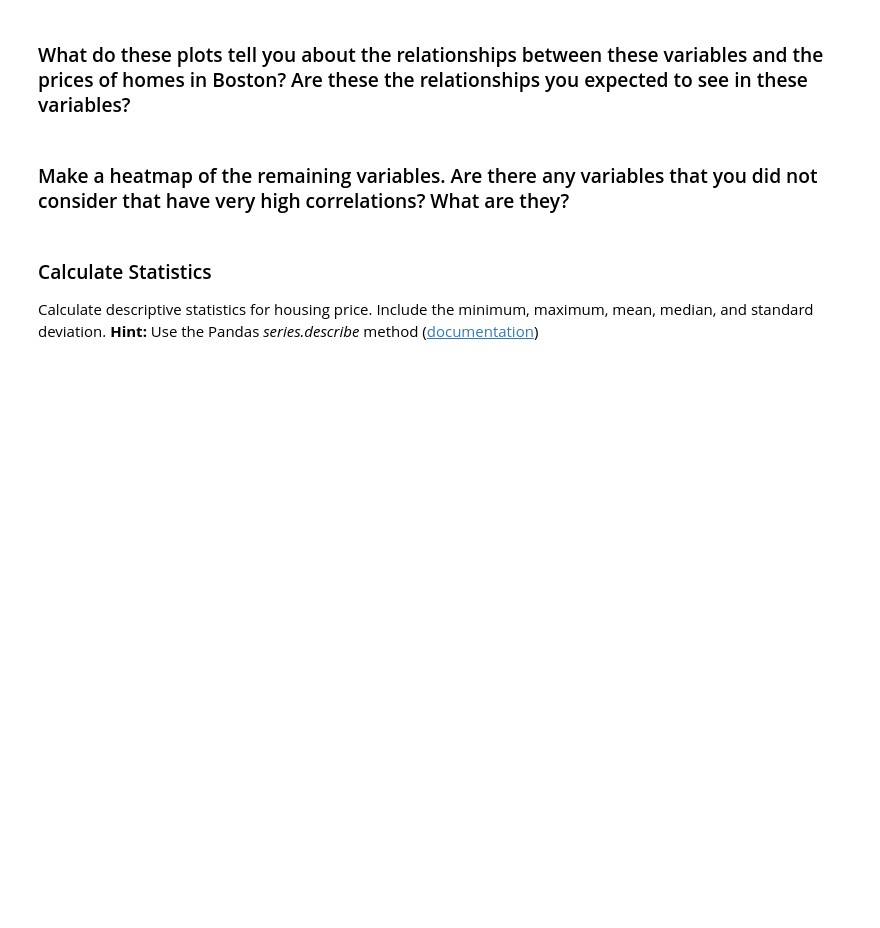
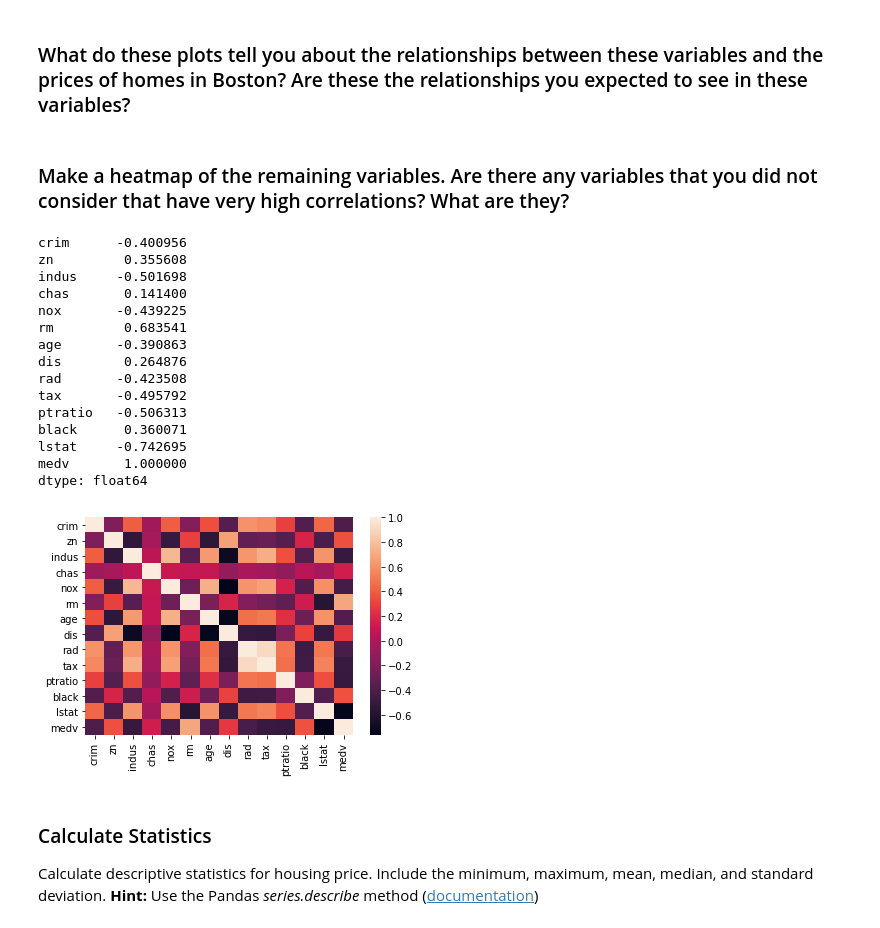
Before and after one commit to ta-data-remote/lab-problems-with-ML, a Jupyter notebook: your-code/lab_boston_housing.ipynb, the cells around one changed output. Saved outputs shown, nothing was run; the diff lists cells and outputs as text; code cells hidden in the pictures; blank space fills up the shorter version.

```diff
--- a/your-code/lab_boston_housing.ipynb
+++ b/your-code/lab_boston_housing.ipynb
@@ -19,7 +19,7 @@ import seaborn as sns
 import matplotlib.pyplot as plt
 # %%
 # Your code here
-boston = pd.read_csv(r'C:\Users\User\Documents\Github\data\boston_data.csv')
+boston = pd.read_csv(r'C:/Users/User/Documents/Github/lab-problems-with-ML/data/boston_data.csv')
 # %%
  boston.head(5)
 # %% [output]
@@ -32,3 +50,8 @@ boston = pd.read_csv(r'C:\Users\User\Documents\Github\data\boston_data.csv')
+# %%
+zs = stats.zscore(boston)
+abs_zs = np.abs(zs)
+no_outliers = (abs_zs < 3).all(axis=1)
+boston = boston[no_outliers]
 # %% [markdown]
 ### Next, we want to explore the data. Pick several varibables you think will be most correlated with the prices of homes in Boston, and create plots that show the data dispersion as well as the regression line of best fit.
 **Hint:** Use the Seaborn *pairplot* function ([documentation](https://seaborn.pydata.org/generated/seaborn.pairplot.html))
@@ -47,6 +73,26 @@ sns.pairplot(data=related, kind='reg')
 ### Make a heatmap of the remaining variables. Are there any variables that you did not consider that have very high correlations? What are they?
 # %%
 # Your response here
+
+sns.heatmap(boston.corr())
+boston.corrwith(boston['medv'])
+# %% [output]
+crim      -0.400956
+zn         0.355608
+indus     -0.501698
+chas       0.141400
+nox       -0.439225
+rm         0.683541
+age       -0.390863
+dis        0.264876
+rad       -0.423508
+tax       -0.495792
+ptratio   -0.506313
+black      0.360071
+lstat     -0.742695
+medv       1.000000
+dtype: float64
+[figure, added]
 # %% [markdown]
 ### Calculate Statistics
 Calculate descriptive statistics for housing price. Include the minimum, maximum, mean, median, and standard deviation.
```
Also changed, not shown: parts of 9 cells of this notebook.
